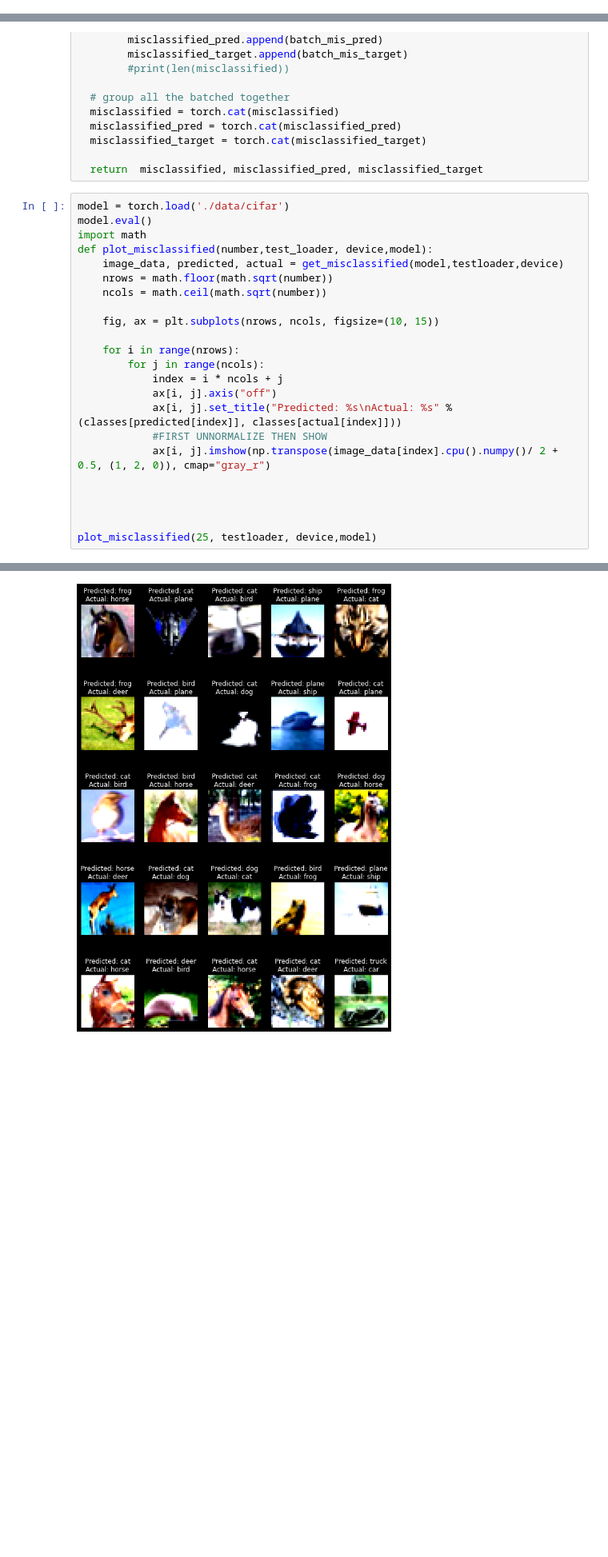
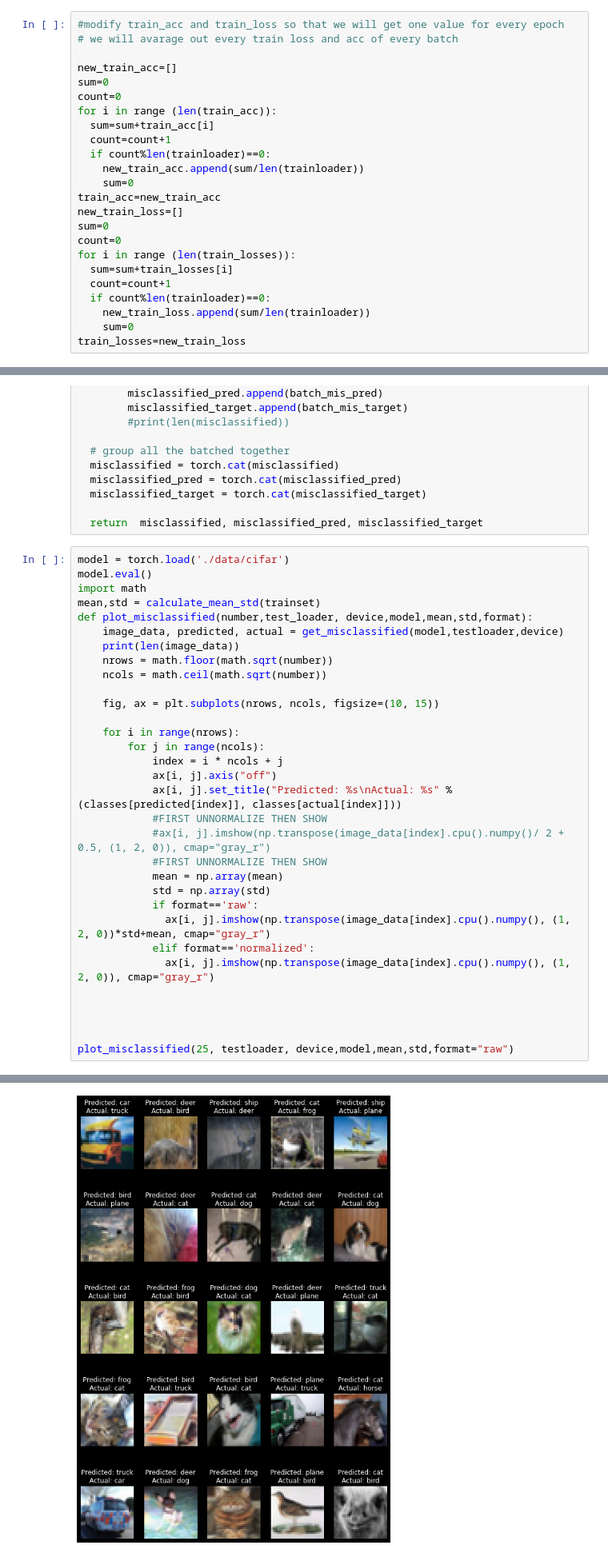
Before and after one commit to jitendramishra1024/EVA5B2, a Jupyter notebook: S7/SOLUTION_PART_01/02.CIFAR10_JITENDRA_WITH_mean_std.ipynb, the cells around one changed output, grey strips where cells are left out. Shown at 80% size. Saved outputs shown, nothing was run; the diff lists cells and outputs as text; blank space fills up the shorter version.

```diff
--- a/S7/SOLUTION_PART_01/02.CIFAR10_JITENDRA_WITH_mean_std.ipynb
+++ b/S7/SOLUTION_PART_01/02.CIFAR10_JITENDRA_WITH_mean_std.ipynb
@@ -536,6 +668,30 @@ Test set: Average loss: -5.3800, Test Accuracy: 8047/10000 (80.47%)
 
 EPOCH: 12
 ... (4 outputs left out)
+# %%
+#modify train_acc and train_loss so that we will get one value for every epoch
+# we will avarage out every train loss and acc of every batch
+
+new_train_acc=[]
+sum=0
+count=0
+for i in range (len(train_acc)):
+  sum=sum+train_acc[i]
+  count=count+1
+  if count%len(trainloader)==0:
+    new_train_acc.append(sum/len(trainloader))
+    sum=0
+train_acc=new_train_acc
+new_train_loss=[]
+sum=0
+count=0
+for i in range (len(train_losses)):
+  sum=sum+train_losses[i]
+  count=count+1
+  if count%len(trainloader)==0:
+    new_train_loss.append(sum/len(trainloader))
+    sum=0
+train_losses=new_train_loss
 # %%
 import seaborn as sns
 import matplotlib.pyplot as plt
@@ -648,8 +804,10 @@ def get_misclassified(model, test_loader, device):
 model = torch.load('./data/cifar')
 model.eval()
 import math
-def plot_misclassified(number,test_loader, device,model):
+mean,std = calculate_mean_std(trainset)
+def plot_misclassified(number,test_loader, device,model,mean,std,format):
     image_data, predicted, actual = get_misclassified(model,testloader,device)
+    print(len(image_data))
     nrows = math.floor(math.sqrt(number))
     ncols = math.ceil(math.sqrt(number))
 
@@ -661,10 +819,17 @@ def plot_misclassified(number,test_loader, device,model):
             ax[i, j].axis("off")
             ax[i, j].set_title("Predicted: %s\nActual: %s" % (classes[predicted[index]], classes[actual[index]]))
             #FIRST UNNORMALIZE THEN SHOW
-            ax[i, j].imshow(np.transpose(image_data[index].cpu().numpy()/ 2 + 0.5, (1, 2, 0)), cmap="gray_r")
+            #ax[i, j].imshow(np.transpose(image_data[index].cpu().numpy()/ 2 + 0.5, (1, 2, 0)), cmap="gray_r")
+            #FIRST UNNORMALIZE THEN SHOW
+            mean = np.array(mean)
+            std = np.array(std)
+            if format=='raw':
+              ax[i, j].imshow(np.transpose(image_data[index].cpu().numpy(), (1, 2, 0))*std+mean, cmap="gray_r")
+            elif format=='normalized':
+              ax[i, j].imshow(np.transpose(image_data[index].cpu().numpy(), (1, 2, 0)), cmap="gray_r")
 
 
 
 
-plot_misclassified(25, testloader, device,model)
+plot_misclassified(25, testloader, device,model,mean,std,format="raw")
 # %% [output]
@@ -688 +846 @@ Clipping input data to the valid range for imshow with RGB data ([0..1] for floa
-[figure, old version]
+[figure, new version]
```
Also changed, not shown: parts of 12 cells of this notebook.
